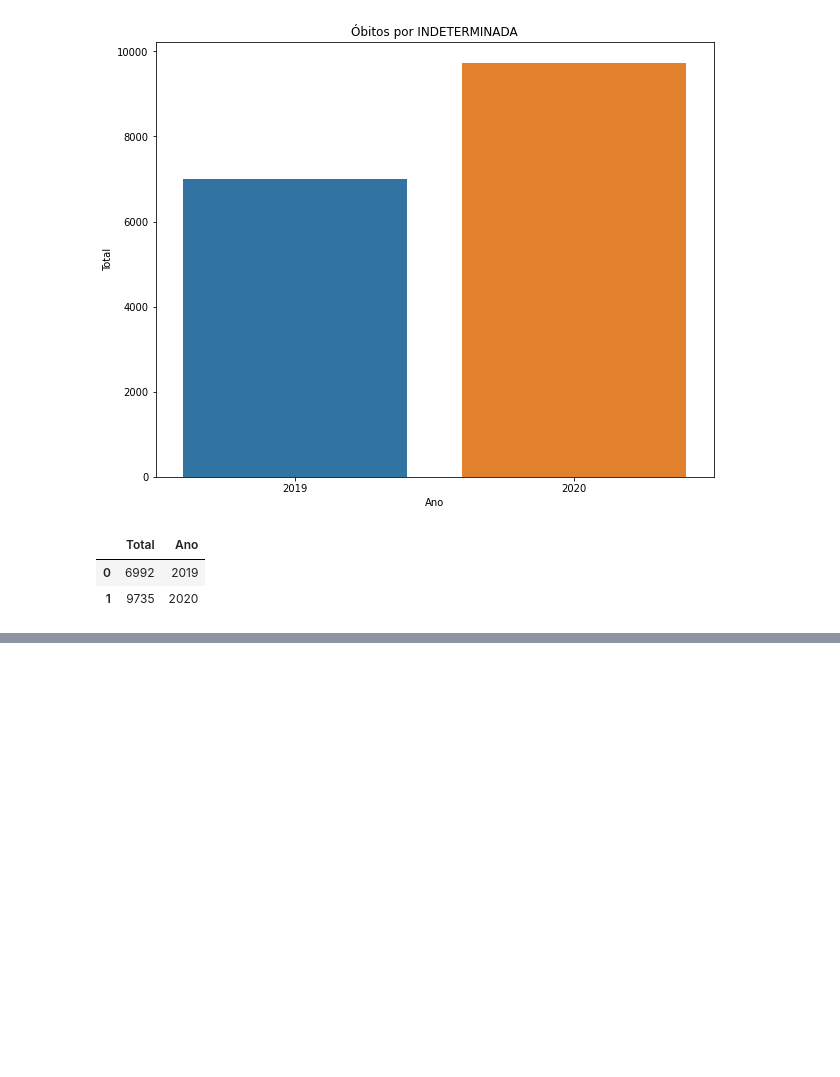
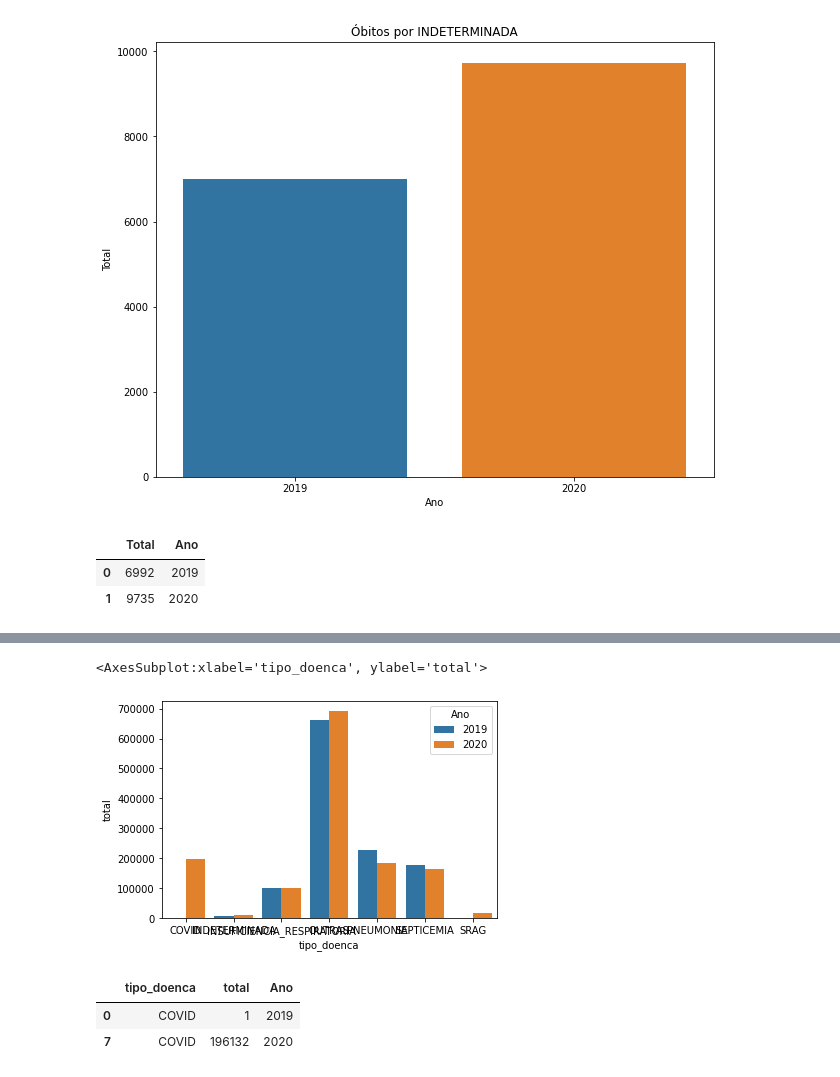
Before and after one commit to carolluzardi/analise_covid, a Jupyter notebook: Notebooks/analise_obitos_covid.ipynb, the cells around one changed output, grey strips where cells are left out. Cells and saved outputs as stored; diff of their text form; code cells hidden in the pictures; blank space fills up the shorter version.

```diff
--- a/Notebooks/analise_obitos_covid.ipynb
+++ b/Notebooks/analise_obitos_covid.ipynb
@@ -142,0 +232,17 @@ grafico_comparativo("INDETERMINADA")
+# %%
+a =dados_2019.groupby(["tipo_doenca"]).sum()
+b =dados_2020.groupby(["tipo_doenca"]).sum()
+a["Ano"]=2019
+b["Ano"]=2020
+c = pd.concat([a,b])
+c.reset_index(inplace=True)
+sns.barplot(x = "tipo_doenca", y = "total", data = c, hue="Ano")
+# %% [output]
+<AxesSubplot:xlabel='tipo_doenca', ylabel='total'>
+[figure, added]
+# %%
+c[c["tipo_doenca"]=="COVID"].head()
+# %% [output]
+|  | tipo_doenca | total | Ano |
+| 0 | COVID | 1 | 2019 |
+| 7 | COVID | 196132 | 2020 |
```
Also changed, not shown: parts of 15 cells of this notebook, 2 other files.
